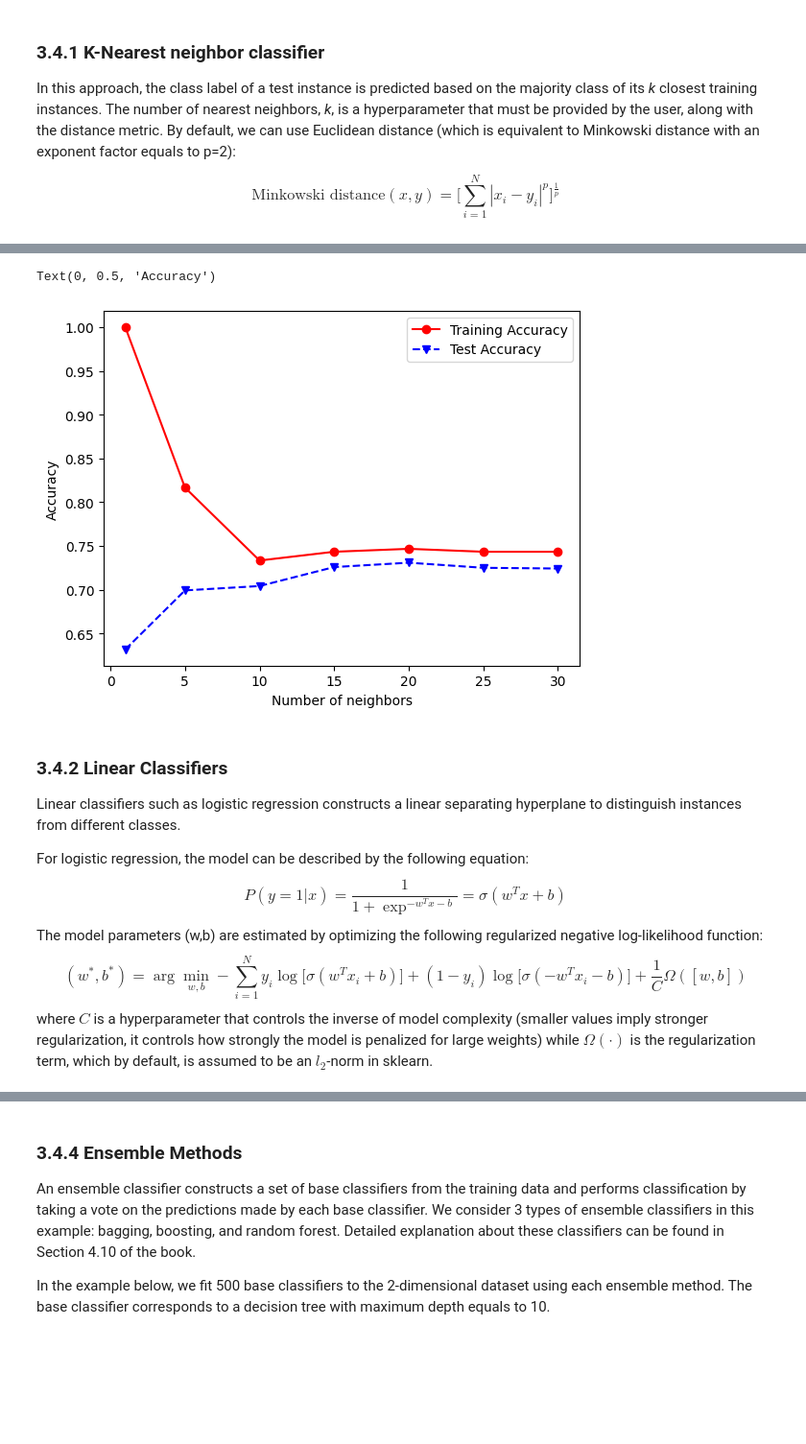
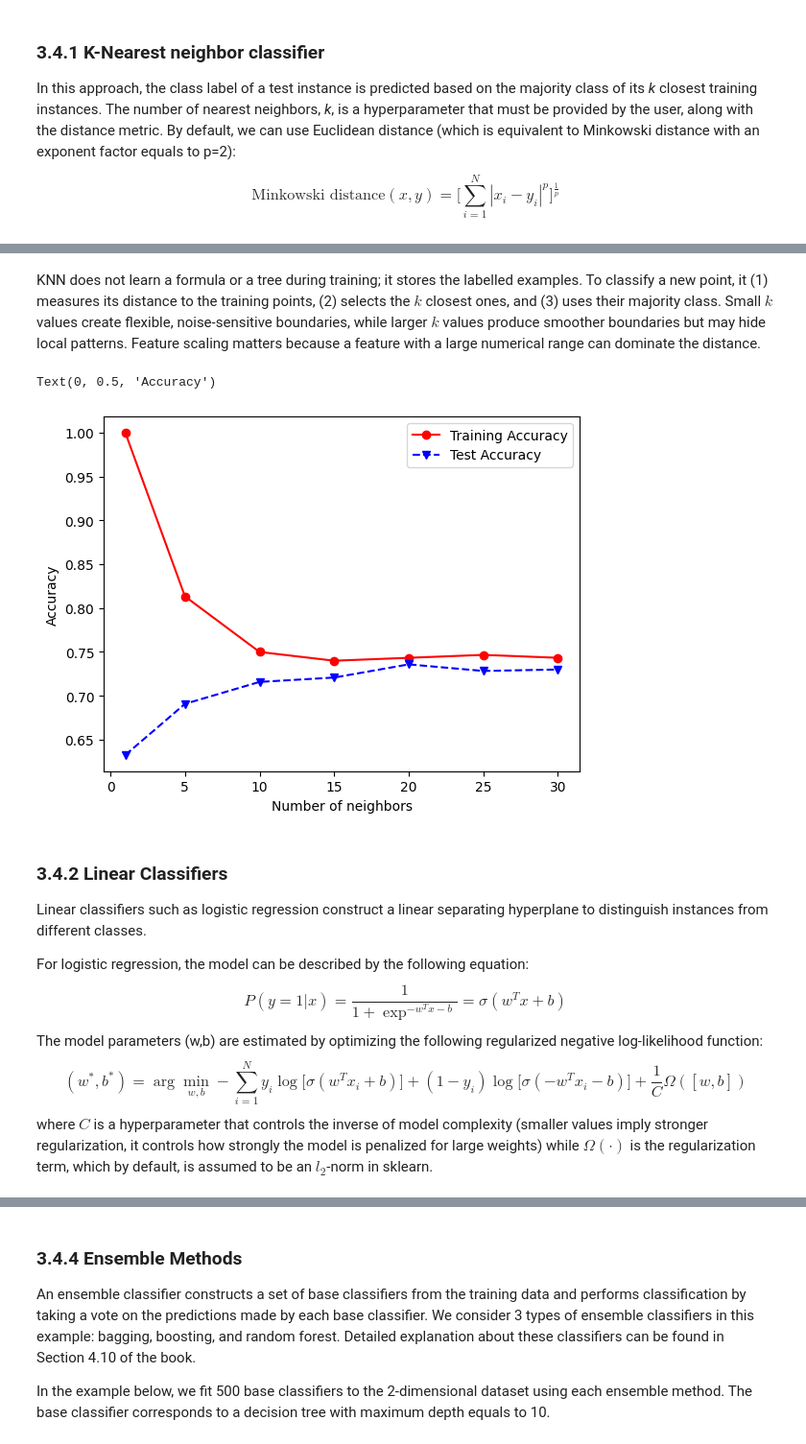
Before and after one commit to maurofama99/data-mining-course, a Jupyter notebook: exercises/solutions/classification.ipynb, the cells around one changed output, grey strips where cells are left out. Shown at 96% size. Saved outputs shown, nothing was run; the diff lists cells and outputs as text; code cells hidden in the pictures; blank space fills up the shorter version.

```diff
--- a/exercises/solutions/classification.ipynb
+++ b/exercises/solutions/classification.ipynb
@@ -15,7 +15,8 @@ We use a variation of the vertebrate data described in Example 3.1 of Chapter 3.
 # %%
 import pandas as pd
 
-data = pd.read_csv('vertebrate.csv',header='infer')
+# Solution notebooks are one directory below the shared data folder.
+data = pd.read_csv('../data/vertebrate.csv',header='infer')
 data
 # %% [output]
 |  | Name | Warm-blooded | Gives Birth | Aquatic Creature | Aerial Creature | Has Legs | Hibernates | Class |
@@ -235,0 +320,34 @@ In this approach, the class label of a test instance is predicted based on the m
+# %%
+import numpy as np
+import matplotlib.pyplot as plt
+
+# Create a small, deterministic dataset for the KNN schematic.
+class_0 = np.array([[1, 1], [2, 1.5], [1.4, 2.5], [3, 3], [2.4, 3.6]])
+class_1 = np.array([[4, 1], [5, 2], [4.2, 3], [5.2, 4], [3.8, 4.5]])
+training_points = np.vstack([class_0, class_1])
+training_labels = np.array([0] * len(class_0) + [1] * len(class_1))
+query_point = np.array([3.4, 2.5])
+k = 5
+
+# Find the k closest points using Euclidean distance.
+distances = np.linalg.norm(training_points - query_point, axis=1)
+neighbor_indices = np.argsort(distances)[:k]
+predicted_class = np.bincount(training_labels[neighbor_indices]).argmax()
+
+# Plot the observations, query point, and selected neighborhood.
+fig, ax = plt.subplots(figsize=(7, 5))
+ax.scatter(class_0[:, 0], class_0[:, 1], marker='o', s=90, label='Class 0')
+ax.scatter(class_1[:, 0], class_1[:, 1], marker='s', s=90, label='Class 1')
+ax.scatter(*query_point, marker='*', s=260, color='black', label='New point')
+ax.scatter(training_points[neighbor_indices, 0], training_points[neighbor_indices, 1],
+           s=220, facecolors='none', edgecolors='black', linewidths=2, label=f'{k} nearest neighbors')
+for index in neighbor_indices:
+    ax.plot([query_point[0], training_points[index, 0]],
+            [query_point[1], training_points[index, 1]], 'k--', alpha=0.35)
+ax.set_title(f'KNN prediction with k={k}: class {predicted_class}')
+ax.set_xlabel('Feature 1')
+ax.set_ylabel('Feature 2')
+ax.legend(loc='upper left', bbox_to_anchor=(1.02, 1))
+ax.grid(alpha=0.2)
+plt.tight_layout()
+plt.show()
@@ -236,31 +356,33 @@ In this approach, the class label of a test instance is predicted based on the m
+# %% [markdown]
+KNN does not learn a formula or a tree during training; it stores the labelled examples. To classify a new point, it (1) measures its distance to the training points, (2) selects the $k$ closest ones, and (3) uses their majority class. Small $k$ values create flexible, noise-sensitive boundaries, while larger $k$ values produce smoother boundaries but may hide local patterns. Feature scaling matters because a feature with a large numerical range can dominate the distance.
 # %%
 from sklearn.neighbors import KNeighborsClassifier
 import matplotlib.pyplot as plt
 %matplotlib inline
 
 numNeighbors = [1, 5, 10, 15, 20, 25, 30]
 trainAcc = []
 testAcc = []
 
 for k in numNeighbors:
-    clf = KNeighborsClassifier(n_neighbors=k, metric='minkowski', p=5) # minkowski # euclidean # manhattan
+    clf = KNeighborsClassifier(n_neighbors=k, metric='minkowski', p=2) # minkowski # euclidean # manhattan
     clf.fit(X_train, Y_train)
     Y_predTrain = clf.predict(X_train)
     Y_predTest = clf.predict(X_test)
     trainAcc.append(accuracy_score(Y_train, Y_predTrain))
     testAcc.append(accuracy_score(Y_test, Y_predTest))
 
 plt.plot(numNeighbors, trainAcc, 'ro-', numNeighbors, testAcc,'bv--')
 plt.legend(['Training Accuracy','Test Accuracy'])
 plt.xlabel('Number of neighbors')
 plt.ylabel('Accuracy')
 # %% [output]
 Text(0, 0.5, 'Accuracy')
-[figure, old version]
+[figure, new version]
 # %% [markdown]
 ### 3.4.2 Linear Classifiers
 
-Linear classifiers such as logistic regression constructs a linear separating hyperplane to distinguish instances from different classes.
+Linear classifiers such as logistic regression construct a linear separating hyperplane to distinguish instances from different classes.
 
 For logistic regression, the model can be described by the following equation:
 \begin{equation*}
```
Also changed, not shown: parts of 25 cells of this notebook, 2 other files.
